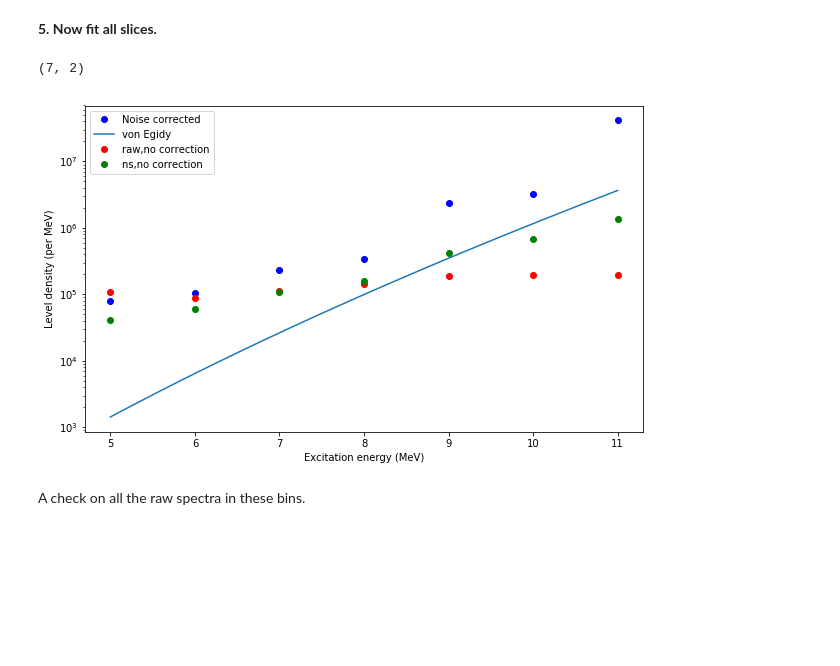
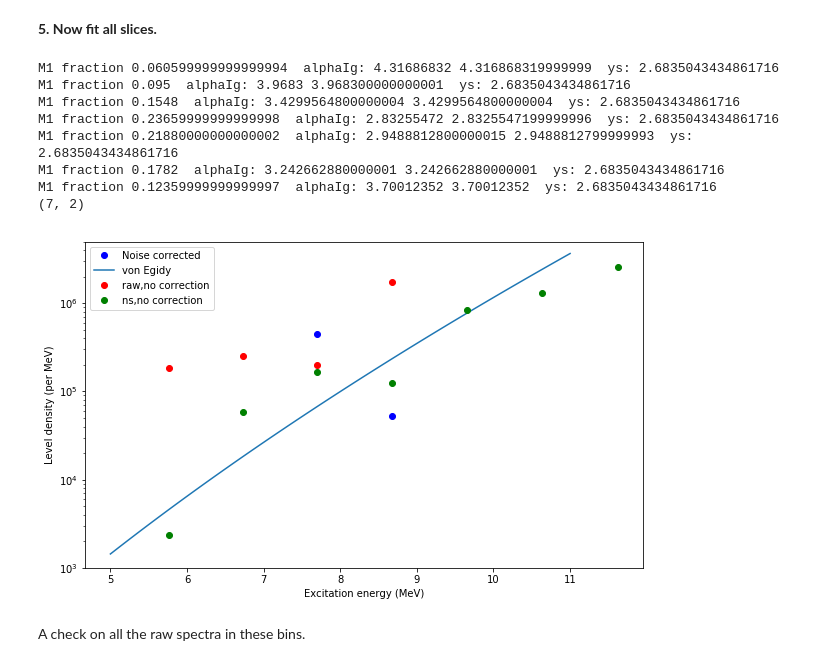
Before and after one commit to rfearick/leveldensity, a Jupyter notebook: leveldensity-test-sm.ipynb, the cells around one changed output. Cells and saved outputs as stored; diff of their text form; code cells hidden in the pictures; blank space fills up the shorter version.

```diff
--- a/leveldensity-test-sm.ipynb
+++ b/leveldensity-test-sm.ipynb
@@ -57,15 +102,6 @@ data input from  /Users/rogerfearick/Desktop/research/linax/datastore/Sm154/data
 
 Plot out the stationary spectrum for both no narrow smooth, and a narrow smooth.
 # %%
-# (28/6/2018) unweighted average fwhm is 32.6 keV from AK spreadsheet.
-sig = 32.6/2.35/1000.0
-#sig = 40.0/2.35/1000.0
-#sig=50.0/2.35/1000.0
-sigsm=3.5*sig
-sigsmn=0.4*2.35*sig
-sigx=sigsm*2.5
-print("sig=%6.4f  sigsm=%7.4f sigsmn=%7.4f MeV"%(sig,sigsm,sigsmn))
-
 S=spt.RatioSpectrum( X, G, targetfilename, ROIlo, ROIhi )
 globalenergy = S.energy
 
@@ -296,15 +387,20 @@ for i,(l,h) in enumerate(binlist):
     bini=spt.Bin(bins.data,l,h)
     energy=bini.Eoffset
     data=bini.acraw
+    # calculate alpha from M1 fraction assuming N1=N2
+    # first get mean m1 fraction
+    ys=sigw/sign
+    alpha=Alpha(bini, h, l, M1fractions)
     varn=bin.acraw[0]-bin.acraw[1]
     noisecorrectionnonsmooth=spt.ACnoise_nonsm(energy, sig, sigsm, de, varn)
     data=data-noisecorrectionnonsmooth
     AC1=np.mean(data[1:3]) # take this as the value of AC
-
-    D=AC1/spt.ACtheory(de,sig,sigsm,alpha,1.0)
+    Ntypes = 2 if M1fractions else 1
+    D=AC1/spt.ACtheory(de,sig,sigsm,alpha,1.0)*Ntypes
     rho=1.0/D
     elo,ehi=bins.get_bin_limits(i)
     en=(elo+ehi)/2
+    en=meanEw(elo,ehi)
     rholist.append((en,rho))
 
 rholist=np.array( rholist )
@@ -315,11 +411,15 @@ Eth=np.linspace(5.0,11.0)
 Z,N=62,154-62
 Spin=1.0
 rhoth=ldn.LevelDenvonEgidy(Eth, Z, N, Spin)
+rho0=rhoth[0]
+
 # plot
 plt.figure(figsize=(10,6))
 plt.semilogy(eAR,rhoAR,'bo')
 plt.semilogy(Eth,rhoth,label="von Egidy")
+#plt.semilogy(Eth,rho0*np.exp((Eth-5.0)/np.sqrt(5.0/(154/10.0))),label="const T")
 plt.xlabel("Excitation energy (MeV)")
 plt.ylabel("Level density (per MeV)")
+plt.ylim(1000.0,5e6)
 plt.show()
 # %% [output]
@@ -471,12 +578,15 @@ for i,(l,h) in enumerate(binlist):
     bin=spt.Bin(bins.data,l,h)
     energy=bin.Eoffset
     data=bin.acnar
-    alpha=2.4
+    # calculate alpha from M1 fraction assuming N1=N2
+    # first get mean m1 fraction
+    ys=sigw/sign
+    alpha=Alpha(bin, h, l, M1fractions)
     initialD=data[0]*(2.0*np.sqrt(np.pi)*sig)/alpha
     ndata=len(data)
     params=lmfit.Parameters()
     params.add('D',value=initialD, min=0.0)
-    params.add('sign',value=sign,min=0.0, vary=False)
+    params.add('sign',value=sign,min=0.0, vary=True)
     params.add('sigw',value=sigw,min=0.0,vary=False)
     params.add('sigx',value=sigx,vary=False)
     noise=bin.get_noise_correction(sigsmn, sigsm)
@@ -489,36 +599,49 @@ for i,(l,h) in enumerate(binlist):
     #popt[0]*=initialD
     minner=lmfit.Minimizer(fitforlm, params, fcn_args=(energy,ACfx),
                            fcn_kws={'unc':uncert})
     result=minner.minimize()
     #lmfit.printfuncs.report_fit(result.params)
     p=result.params.valuesdict()
-    D=ACfx[0]/spt.ACtheory(de,sign,sigw,alpha,1.0)
-    rho=1.0/D#p['D']
+    Ntypes = 2 if M1fractions else 1
+    signf=p['sign']
+    sigwf=p['sigw']
+    D=ACfx[0]/spt.ACtheory(de,signf,sigwf,alpha,1.0)*Ntypes
+    #D=p["D"]*Ntypes
+    rho=1.0/p['D']
     elo,ehi=bins.get_bin_limits(i)
     en=(elo+ehi)/2
+    en=meanEw(elo,ehi)
     rholist.append((en,rho))
 rholist=np.array( rholist )
 print(np.shape(rholist))
 e=rholist.T[0]
 rho=rholist.T[1]
 # theory
 Eth=np.linspace(5.0,11.0)
 Z,N=62,154-62
 Spin=1.0
 rhoth=ldn.LevelDenvonEgidy(Eth, Z, N, Spin)
 # plot
 plt.figure(figsize=(10,6))
 plt.semilogy(e,rho,'bo',label="Noise corrected")
 plt.semilogy(Eth,rhoth,label="von Egidy")
 plt.semilogy(eAR,rhoAR,'ro',label="raw,no correction")
 plt.semilogy(eOrig,rhoOrig,'go',label="ns,no correction")
 plt.xlabel("Excitation energy (MeV)")
 plt.ylabel("Level density (per MeV)")
+plt.ylim(1000.0,5e6)
 plt.legend(loc=2)
 plt.show()
 # %% [output]
+M1 fraction 0.060599999999999994  alphaIg: 4.31686832 4.316868319999999  ys: 2.6835043434861716
+M1 fraction 0.095  alphaIg: 3.9683 3.968300000000001  ys: 2.6835043434861716
+M1 fraction 0.1548  alphaIg: 3.4299564800000004 3.4299564800000004  ys: 2.6835043434861716
+M1 fraction 0.23659999999999998  alphaIg: 2.83255472 2.8325547199999996  ys: 2.6835043434861716
+M1 fraction 0.21880000000000002  alphaIg: 2.9488812800000015 2.9488812799999993  ys: 2.6835043434861716
+M1 fraction 0.1782  alphaIg: 3.242662880000001 3.242662880000001  ys: 2.6835043434861716
+M1 fraction 0.12359999999999997  alphaIg: 3.70012352 3.70012352  ys: 2.6835043434861716
 (7, 2)
-[figure, old version]
+[figure, new version]
 # %% [markdown]
 A check on all the raw spectra in these bins.
 # %%
```
Also changed, not shown: parts of 21 cells of this notebook.
